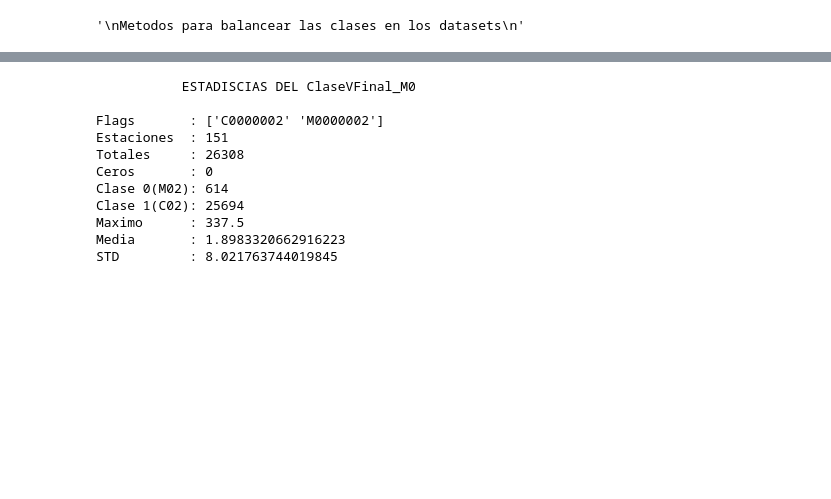
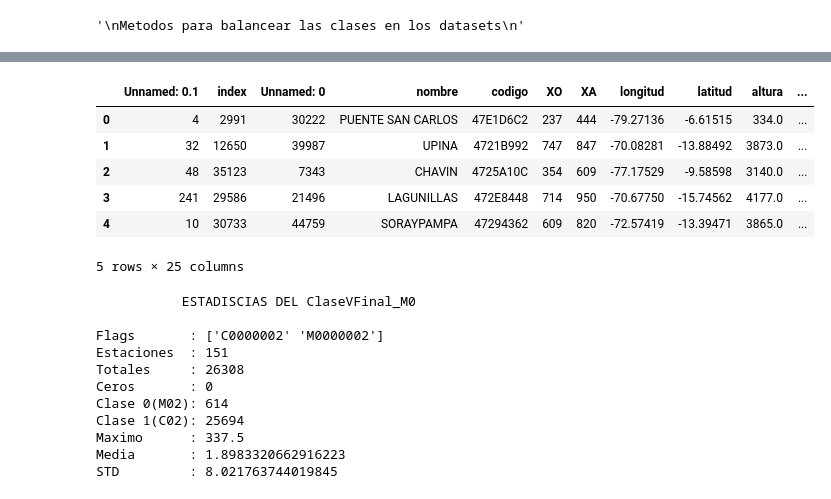
Before and after one commit to ShounenGakusei/Tesis2-DiegoParedes, a Jupyter notebook: Codigo/01-ProcesamientoDatos/02-4-procesamientoDatos_MINI-V2.ipynb, the cells around one changed output, grey strips where cells are left out. Saved outputs shown, nothing was run; the diff lists cells and outputs as text; code cells hidden in the pictures; blank space fills up the shorter version.

```diff
--- a/Codigo/01-ProcesamientoDatos/02-4-procesamientoDatos_MINI-V2.ipynb
+++ b/Codigo/01-ProcesamientoDatos/02-4-procesamientoDatos_MINI-V2.ipynb
@@ -286,0 +386,10 @@ def splitTrainDS(_dataset, redTipo, path_base, newDir='Split', comentario=' ', n
+# %%
+t.head()
+# %% [output]
+|  | Unnamed: 0.1 | index | Unnamed: 0 | nombre | codigo | XO | XA | longitud | latitud | altura | ... |
+| 0 | 4 | 2991 | 30222 | PUENTE SAN CARLOS | 47E1D6C2 | 237 | 444 | -79.27136 | -6.61515 | 334.0 | ... |
+| 1 | 32 | 12650 | 39987 | UPINA | 4721B992 | 747 | 847 | -70.08281 | -13.88492 | 3873.0 | ... |
+| 2 | 48 | 35123 | 7343 | CHAVIN | 4725A10C | 354 | 609 | -77.17529 | -9.58598 | 3140.0 | ... |
+| 3 | 241 | 29586 | 21496 | LAGUNILLAS | 472E8448 | 714 | 950 | -70.67750 | -15.74562 | 4177.0 | ... |
+| 4 | 10 | 30733 | 44759 | SORAYPAMPA | 47294362 | 609 | 820 | -72.57419 | -13.39471 | 3865.0 | ... |
+5 rows × 25 columns
```
Also changed, not shown: parts of 8 cells of this notebook, 54 other files.
